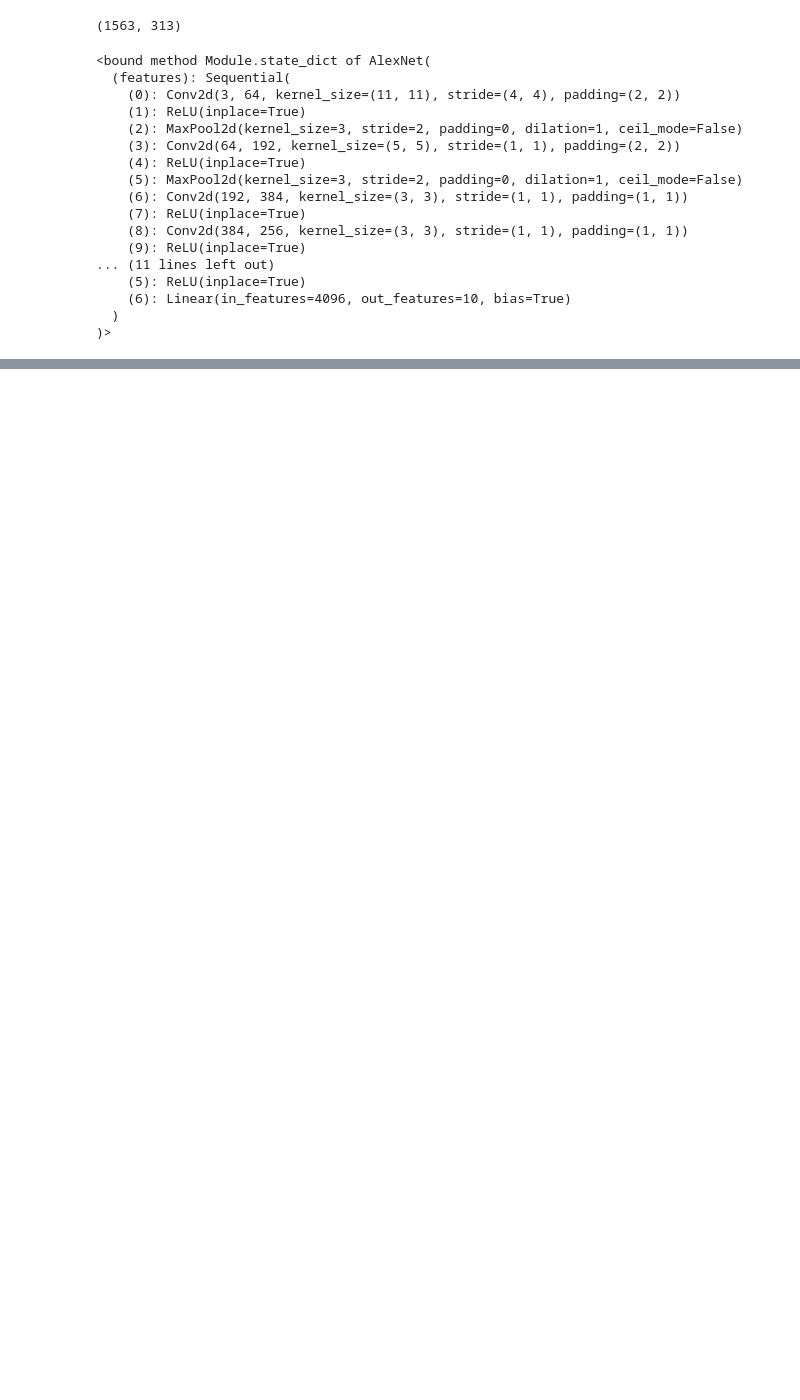
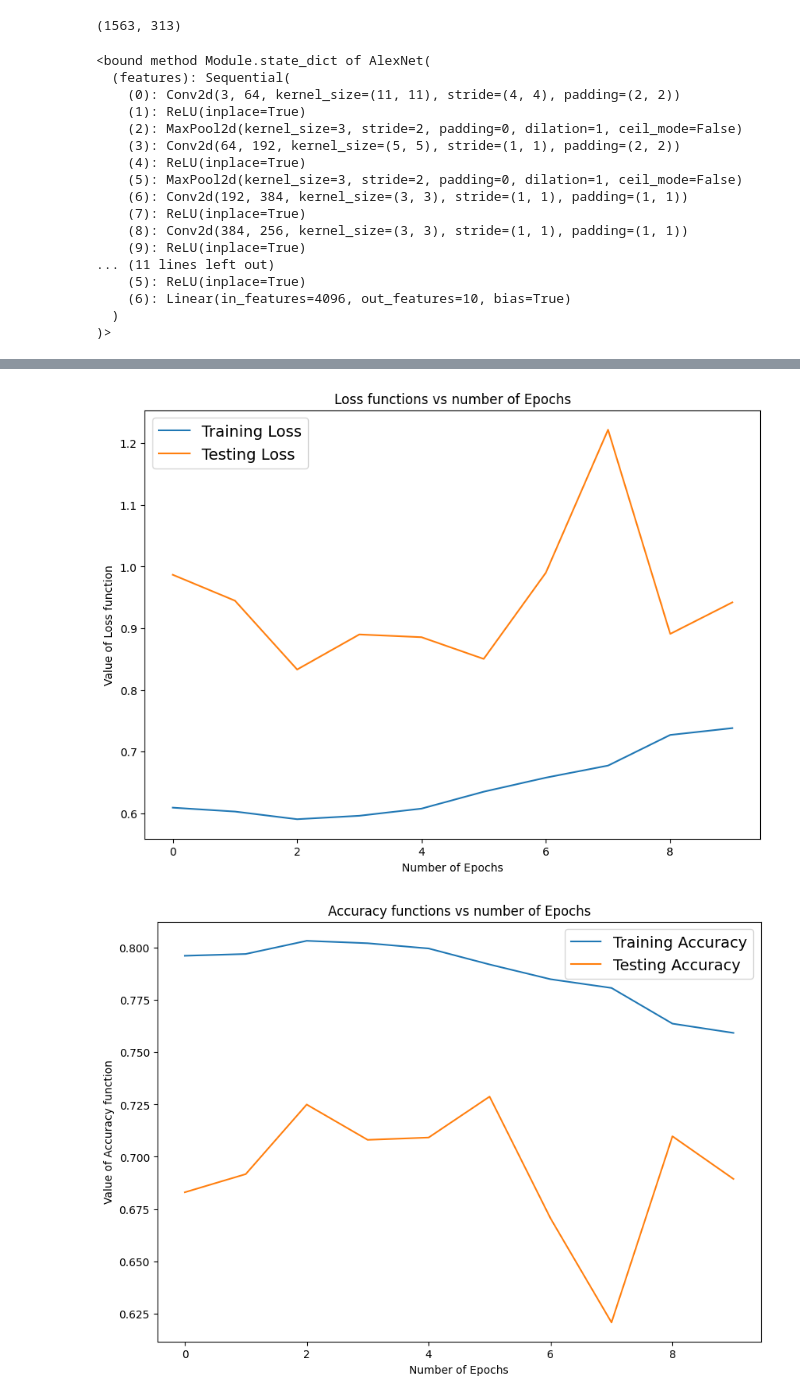
Before and after one commit to StefanMaxim/Pytorch-Practice, a Jupyter notebook: cifar10practice.ipynb, the cells around one changed output, grey strips where cells are left out. Cells and saved outputs as stored; diff of their text form; code cells hidden in the pictures; blank space fills up the shorter version.

```diff
--- a/cifar10practice.ipynb
+++ b/cifar10practice.ipynb
@@ -363,0 +332,27 @@ KeyboardInterrupt:
+# %%
+data = pd.read_csv(filepath_or_buffer=RESULTS_PATH)
+
+plt.figure(figsize=(10,7))
+plt.plot(data["Epoch"],data["Training Loss"],label="Training Loss")
+plt.plot(data["Epoch"],data["Testing Loss"],label="Testing Loss")
+plt.xlabel("Number of Epochs")
+plt.ylabel("Value of Loss function")
+plt.title("Loss functions vs number of Epochs")
+plt.legend(prop={"size":14})
+plt.savefig(LOSS_GRAPH_PATH)
+plt.show()
+plt.close()
+
+plt.figure(figsize=(10,7))
+plt.plot(data["Epoch"],data["Training Accuracy"],label="Training Accuracy")
+plt.plot(data["Epoch"],data["Testing Accuracy"],label="Testing Accuracy")
+plt.xlabel("Number of Epochs")
+plt.ylabel("Value of Accuracy function")
+plt.title("Accuracy functions vs number of Epochs")
+plt.legend(prop={"size":14})
+plt.savefig(ACC_GRAPH_PATH)
+plt.show()
+plt.close()
+# %% [output]
+[figure, added]
+[figure, added]
```
Also changed, not shown: parts of 9 cells of this notebook.
